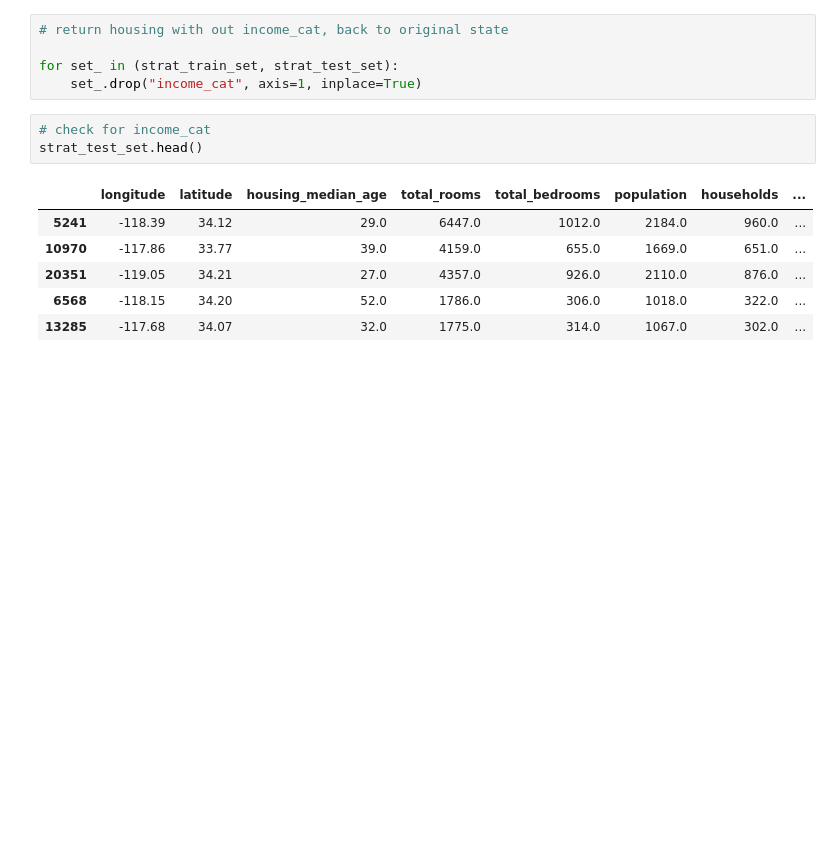
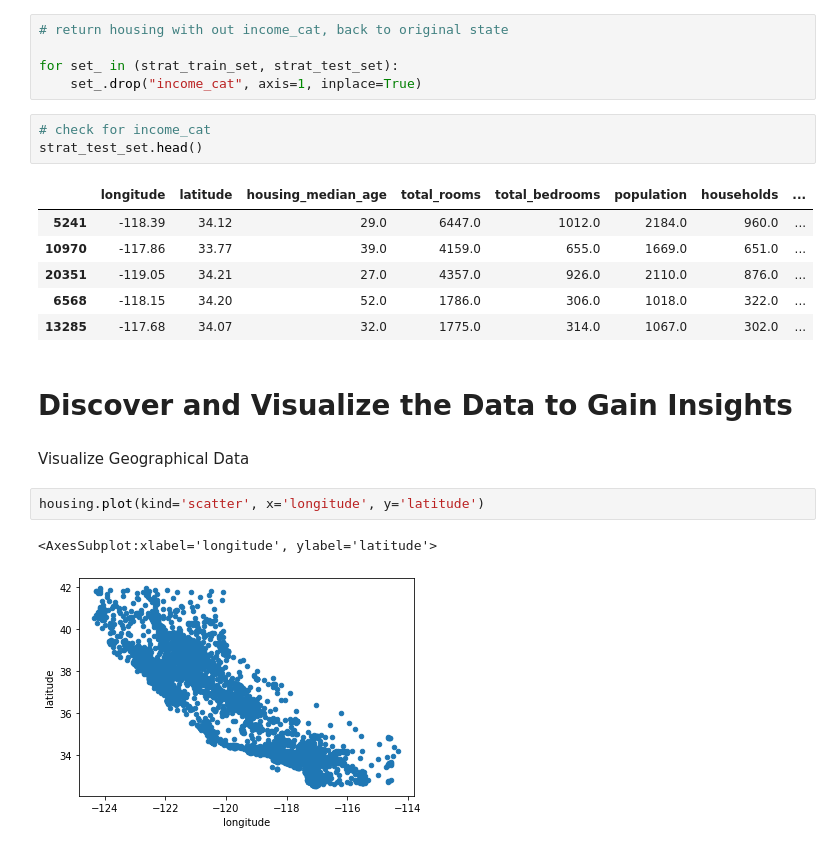
Before and after one commit to JeffreyAsuncion/MachineLearning_OREILLY, a Jupyter notebook: Housing.ipynb, the cells around one changed output. Cells and saved outputs as stored; diff of their text form; blank space fills up the shorter version.

Commit message:
cleaned data for housing

```diff
--- a/Housing.ipynb
+++ b/Housing.ipynb
@@ -196,3 +196,12 @@ strat_test_set.head()
 | 20351 | -119.05 | 34.21 | 27.0 | 4357.0 | 926.0 | 2110.0 | 876.0 | ... |
 | 6568 | -118.15 | 34.20 | 52.0 | 1786.0 | 306.0 | 1018.0 | 322.0 | ... |
 | 13285 | -117.68 | 34.07 | 32.0 | 1775.0 | 314.0 | 1067.0 | 302.0 | ... |
+# %% [markdown]
+# Discover and Visualize the Data to Gain Insights
+# %% [markdown]
+Visualize Geographical Data
+# %%
+housing.plot(kind='scatter', x='longitude', y='latitude')
+# %% [output]
+<AxesSubplot:xlabel='longitude', ylabel='latitude'>
+[figure, added]
```
Also changed, not shown: parts of 41 cells of this notebook.
